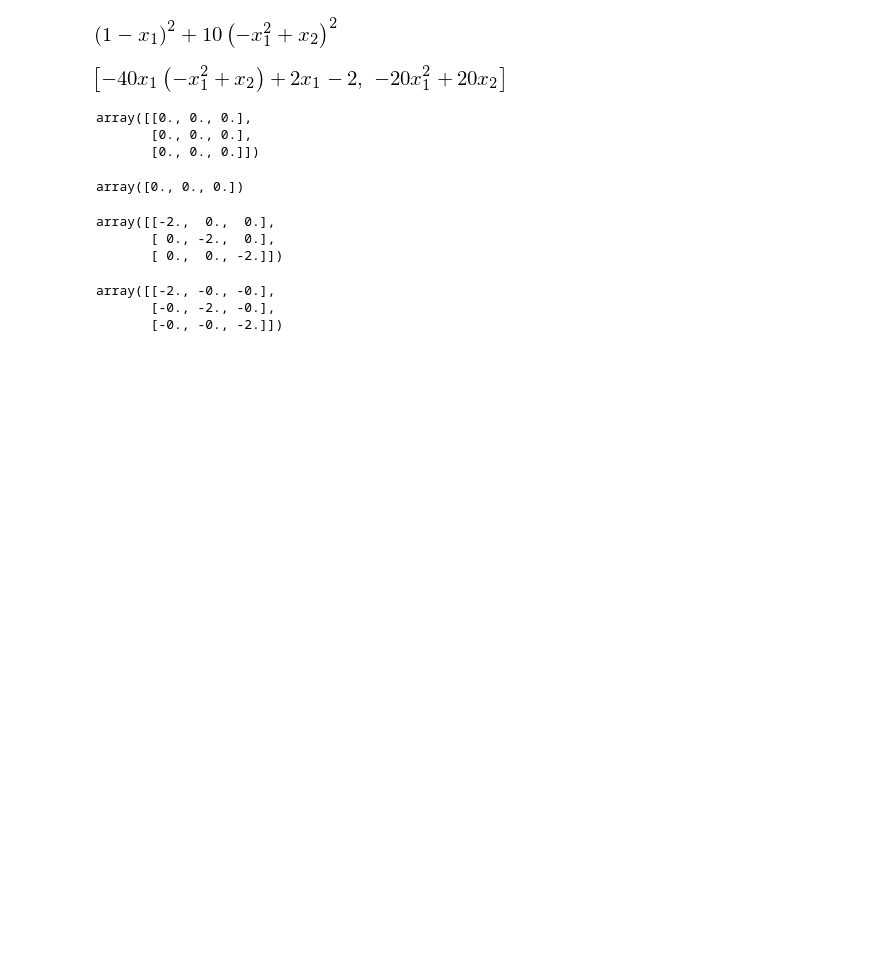
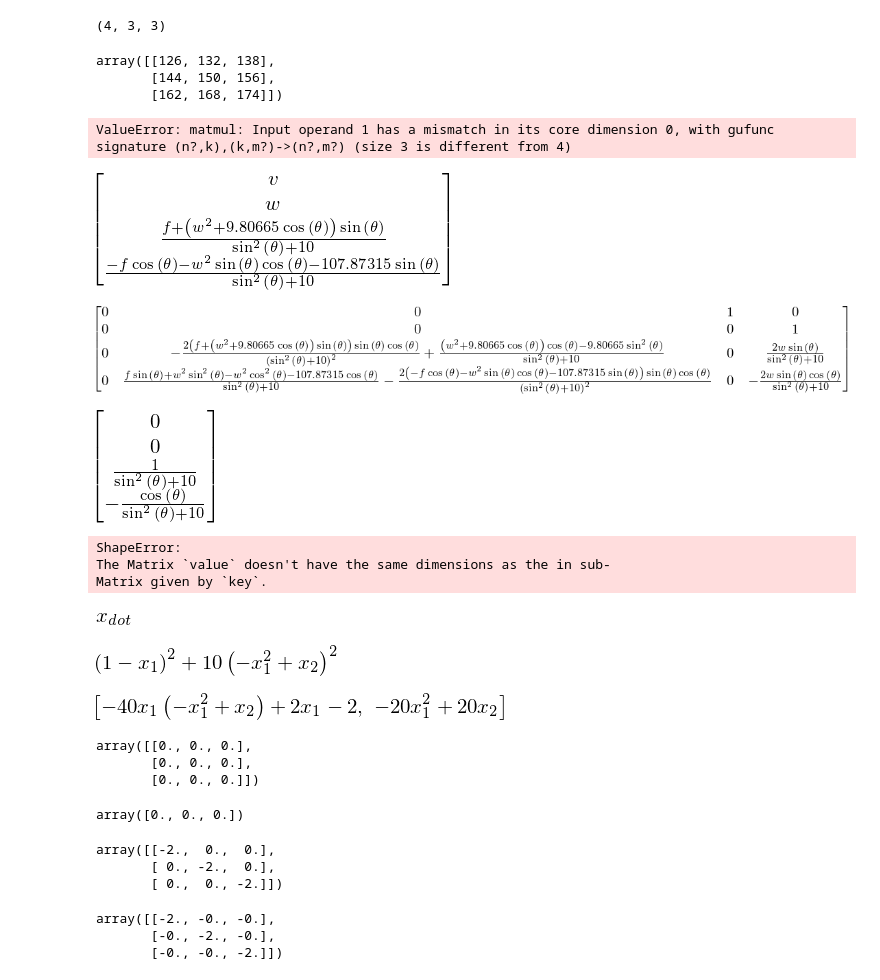
Before and after one commit to lliill/DDP, a Jupyter notebook: Untitled.ipynb, the cells around one changed output. Drawn from its saved outputs; the diff is of its cells as text; code cells hidden in the pictures; blank space fills up the shorter version.

```diff
--- a/Untitled.ipynb
+++ b/Untitled.ipynb
@@ -2,0 +6,33 @@ import sympy as sp
+# %%
+b.shape
+# %% [output]
+(4, 3, 3)
+# %%
+np.tensordot(a,b, axes=1)
+# %% [output]
+array([[126, 132, 138],
+       [144, 150, 156],
+       [162, 168, 174]])
+# %%
+a @ b
+# %% [output]
+ValueError: matmul: Input operand 1 has a mismatch in its core dimension 0, with gufunc signature (n?,k),(k,m?)->(n?,m?) (size 3 is different from 4)
+# %%
+from sympy import *
+
+
+M_p = 1
+M_c = 10
+L = 1
+G = 9.80665
+
+x, theta, v, w, f = symbols("x, theta, v, w, f")
+X = Matrix([x, theta, v, w])
+U = Matrix([f])
+
+F1 = v
+F2 = w
+F3 = (f + M_p*sin(theta)*(G*cos(theta) + L*w**2) ) / (M_c + M_p * sin(theta)**2)
+F4 = - (f*cos(theta) + (M_p + M_c)*G*sin(theta) + L*M_p*w**2*sin(theta)*cos(theta) ) / (L*(M_c + M_p*sin(theta)**2) )
+
+F = Matrix([F1, F2, F3, F4])
@@ -3,3 +41,25 @@ import sympy as sp
+# %%
+F
+# %% [output]
+[figure, added]
+# %%
+F.jacobian(X)
+# %% [output]
+[figure, added]
+# %%
+F.jacobian(U)
+# %% [output]
+[figure, added]
+# %%
+hessian(F, X)
+# %% [output]
+ShapeError:
+The Matrix `value` doesn't have the same dimensions as the in sub-
+Matrix given by `key`.
+# %%
+var("x_dot")
+# %% [output]
+[figure, added]
 # %%
 sp.init_printing()
 # %%
```
Also changed, not shown: parts of 3 cells of this notebook, 13 other files.
